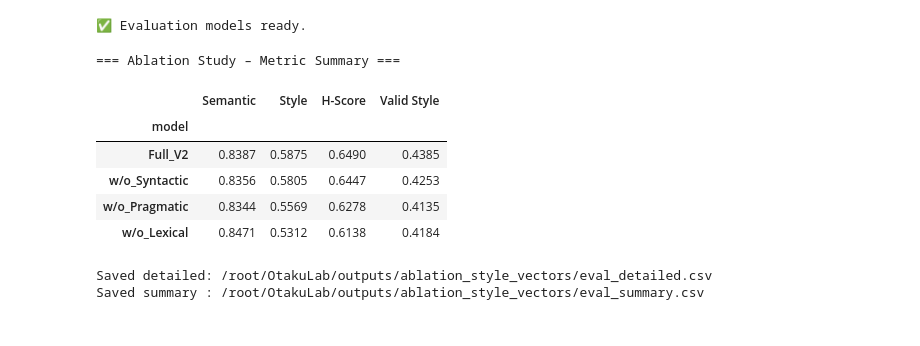
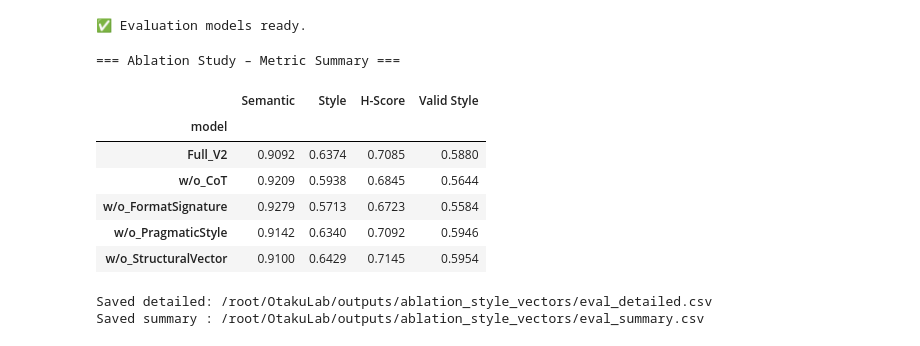
Before and after one commit to Moemu/OtakuLab, a Jupyter notebook: notebooks/38_ablation_style_vectors.ipynb, the cells around one changed output. Drawn from its saved outputs; the diff is of its cells as text; code cells hidden in the pictures.

```diff
--- a/notebooks/38_ablation_style_vectors.ipynb
+++ b/notebooks/38_ablation_style_vectors.ipynb
@@ -94,7 +98,7 @@ base_model = Qwen3ForCausalLM.from_pretrained(str(BASE_MODEL_PATH), dtype=torch.
 model_v2 = PeftModel.from_pretrained(base_model, SAVE_DIR / "lora")
 hidden_size = base_model.config.hidden_size
 
-style_encoder = StyleEncoder(len(SYNTACTIC_DIMS), hidden_size)
+style_encoder = StyleEncoder(len(STRUCTURAL_DIMS), hidden_size)  # type:ignore
 style_encoder.load_state_dict(
     torch.load(SAVE_DIR / "style_encoder.pt", map_location=DEVICE)
 )
@@ -333,8 +584,11 @@ Personality / pragmatic labels are replaced with `[N/A]` in the Prompt.  Keyword
 # %%
 ablated_prompt_prag, _ = build_prompt(
-    sample_neutral, sample_profile,
-    use_lexical=True, use_syntactic=True, use_pragmatic=False
+    sample_neutral,
+    sample_profile,
+    use_signature=True,
+    use_structural=True,
+    use_pragmatic=False,
 )
-print("=== w/o Pragmatic – ablated prompt ===")
+print("=== w/o Pragmatic Style – ablated prompt ===")
 print(ablated_prompt_prag)
 # %% [output]
@@ -515,7 +972,7 @@ import os
 from sklearn.preprocessing import LabelEncoder
 from transformers import PreTrainedTokenizerBase
 
-CLASSIFIER_PATH = str(OUTPUT_ROOT / "style-classifier")
+CLASSIFIER_PATH = str(OUTPUT_ROOT / "evaluate" / "style-classifier")
 BGE_PATH        = str(MODEL_BASE / "bge-large-zh-v1.5")
 
 
@@ -598,15 +1055,17 @@ Notes:
 - UNEXPECTED    :can be ignored when loading from different task/architecture; not ok if you expect identical arch.
 ✅ Evaluation models ready.
 # %%
-SEM_THRESHOLD = 0.80   # semantic gate for valid_style_score
+SEM_THRESHOLD = 0.75   # semantic gate for valid_style_score
+
+if "output_raw" not in df_all.columns:
+    raise RuntimeError("Please run Section 8 first so think-tag removal is applied before evaluation.")
 
 eval_records = []
 
 for _, row in tqdm(df_all.iterrows(), total=len(df_all), desc="Evaluating"):
-    output  = row["output"].strip() if row["output"] else ""
+    output = str(row["output"]).strip() if row["output"] is not None else ""
     neutral = row["neutral"]
-    char    = row["character"]
-    model   = row["model"]
+    char = row["character"]
 
     # skip crashed outputs
     if not output:
@@ -615,7 +1074,7 @@ for _, row in tqdm(df_all.iterrows(), total=len(df_all), desc="Evaluating"):
 
     # ── Semantic score ──────────────────────────────────────────────────────────
     embs = sem_model.encode([neutral, output], normalize_embeddings=True, show_progress_bar=False)
-    sem  = float(util.cos_sim(embs[0], embs[1]).item())
+    sem = float(util.cos_sim(embs[0], embs[1]).item())
 
     # ── Style score ─────────────────────────────────────────────────────────────
     if char in role_centers:
@@ -624,45 +1083,47 @@ for _, row in tqdm(df_all.iterrows(), total=len(df_all), desc="Evaluating"):
         style = 0.0
 
     # ── Derived metrics ─────────────────────────────────────────────────────────
-    h_score     = 2 * style * sem / (style + sem + 1e-9)
+    h_score = 2 * style * sem / (style + sem + 1e-9)
     valid_style = style if sem > SEM_THRESHOLD else style * 0.1
 
     eval_records.append({
         **row,
-        "sem":         sem,
-        "style":       style,
-        "h_score":     h_score,
+        "output": output,
+        "sem": sem,
+        "style": style,
+        "h_score": h_score,
         "valid_style": valid_style,
     })
 
 df_eval = pd.DataFrame(eval_records)
 
 # ── Aggregate ────────────────────────────────────────────────────────────────────
 agg = (
     df_eval.groupby("model")[["sem", "style", "h_score", "valid_style"]]
     .mean()
     .round(4)
-    .rename(columns={"sem":"Semantic","style":"Style","h_score":"H-Score","valid_style":"Valid Style"})
+    .rename(columns={"sem": "Semantic", "style": "Style", "h_score": "H-Score", "valid_style": "Valid Style"})
 )
 # sort by H-Score descending so Full_V2 is at top if it's the best
-agg = agg.sort_values("H-Score", ascending=False)
+# agg = agg.sort_values("H-Score", ascending=False)
 
 print("=== Ablation Study – Metric Summary ===")
 display(agg)
 
 # Save
 df_eval.to_csv(RESULT_DIR / "eval_detailed.csv", index=False, encoding="utf-8-sig")
 agg.to_csv(RESULT_DIR / "eval_summary.csv")
 print(f"\nSaved detailed: {RESULT_DIR / 'eval_detailed.csv'}")
 print(f"Saved summary : {RESULT_DIR / 'eval_summary.csv'}")
 # %% [output]
 === Ablation Study – Metric Summary ===
 |  | Semantic | Style | H-Score | Valid Style |
 | model |  |  |  |  |
-| Full_V2 | 0.8387 | 0.5875 | 0.6490 | 0.4385 |
-| w/o_Syntactic | 0.8356 | 0.5805 | 0.6447 | 0.4253 |
-| w/o_Pragmatic | 0.8344 | 0.5569 | 0.6278 | 0.4135 |
-| w/o_Lexical | 0.8471 | 0.5312 | 0.6138 | 0.4184 |
+| Full_V2 | 0.9092 | 0.6374 | 0.7085 | 0.5880 |
+| w/o_CoT | 0.9209 | 0.5938 | 0.6845 | 0.5644 |
+| w/o_FormatSignature | 0.9279 | 0.5713 | 0.6723 | 0.5584 |
+| w/o_PragmaticStyle | 0.9142 | 0.6340 | 0.7092 | 0.5946 |
+| w/o_StructuralVector | 0.9100 | 0.6429 | 0.7145 | 0.5954 |
 Saved detailed: /root/OtakuLab/outputs/ablation_style_vectors/eval_detailed.csv
 Saved summary : /root/OtakuLab/outputs/ablation_style_vectors/eval_summary.csv
 # %% [markdown]
```
Also changed, not shown: parts of 19 cells of this notebook, 3 other files.
